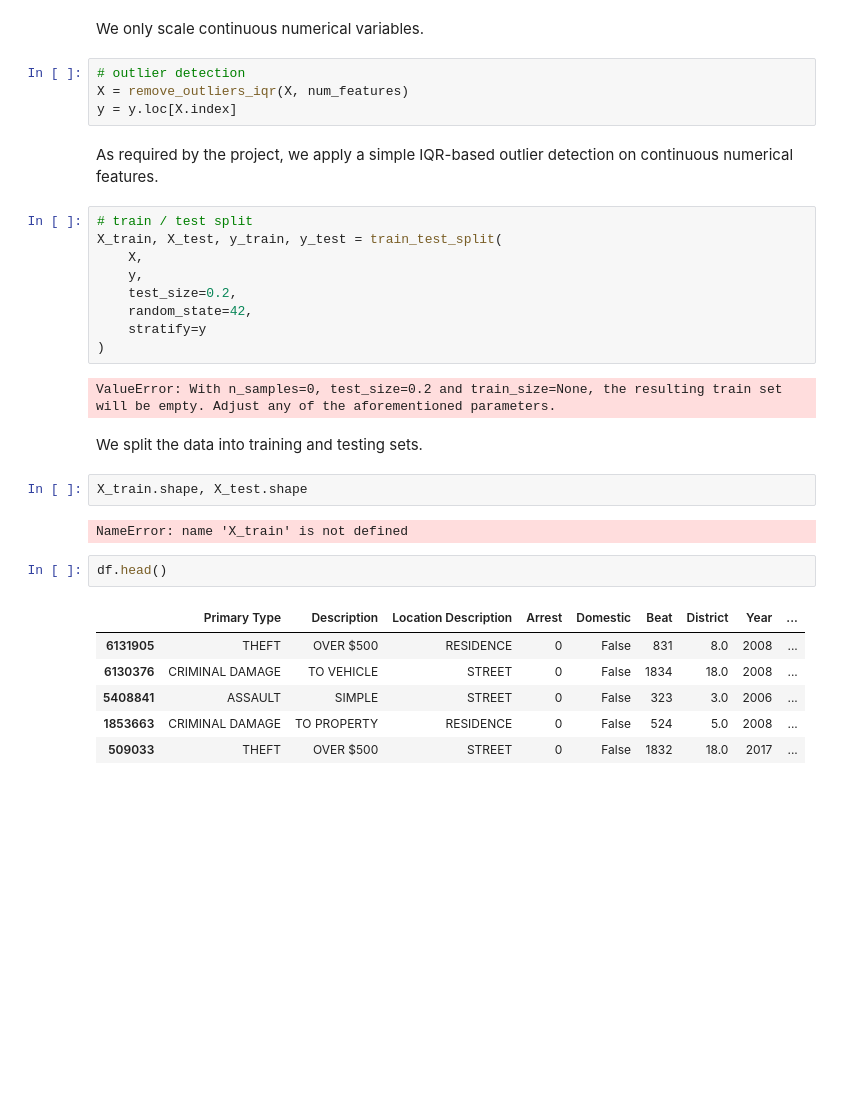
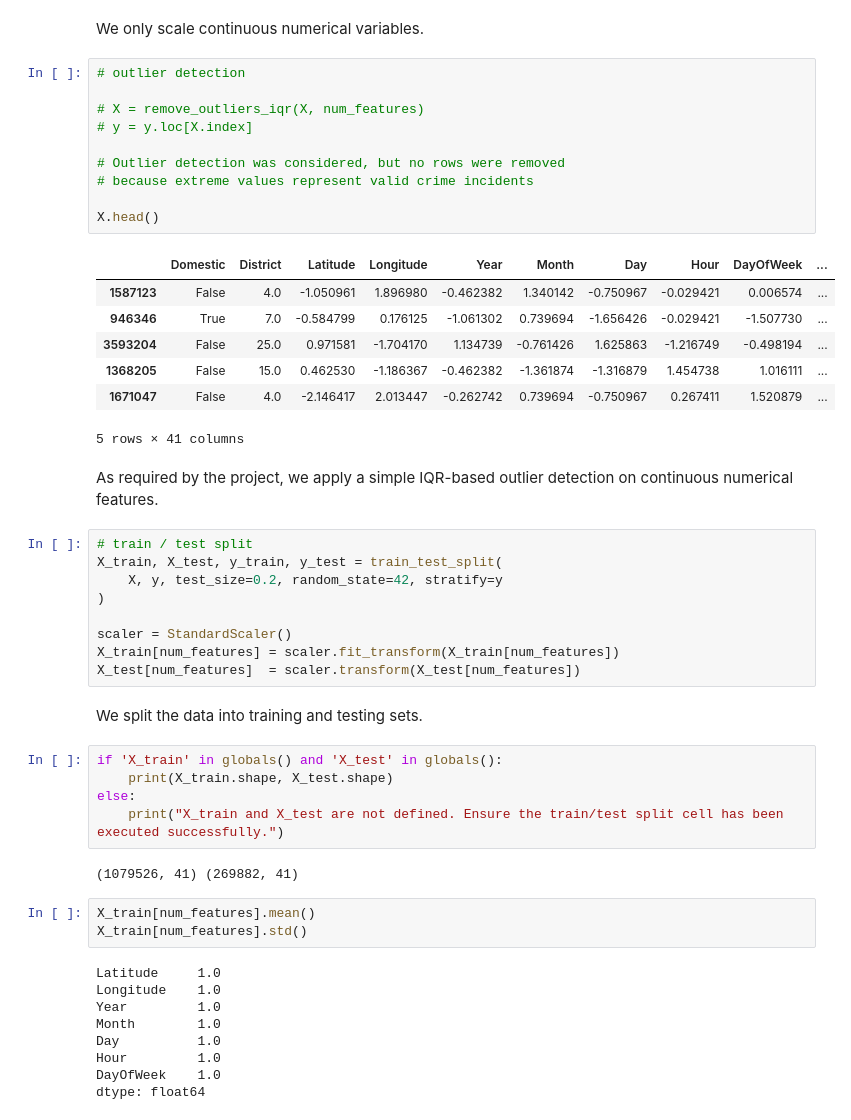
Before and after one commit to cherifaBenGhorbel/chicago_crimes-2001-2018-, a Jupyter notebook: notebooks/02_data_preparation.ipynb, the cells around one changed output. Drawn from its saved outputs; the diff is of its cells as text; blank space fills up the shorter version.

```diff
--- a/notebooks/02_data_preparation.ipynb
+++ b/notebooks/02_data_preparation.ipynb
@@ -167,34 +173,52 @@ X[num_features] = scaler.fit_transform(X[num_features])
 We only scale continuous numerical variables.
 # %%
 # outlier detection
-X = remove_outliers_iqr(X, num_features)
-y = y.loc[X.index]
+
+# X = remove_outliers_iqr(X, num_features)
+# y = y.loc[X.index]
+
+# Outlier detection was considered, but no rows were removed
+# because extreme values represent valid crime incidents
+
+X.head()
+# %% [output]
+|  | Domestic | District | Latitude | Longitude | Year | Month | Day | Hour | DayOfWeek | ... |
+| 1587123 | False | 4.0 | -1.050961 | 1.896980 | -0.462382 | 1.340142 | -0.750967 | -0.029421 | 0.006574 | ... |
+| 946346 | True | 7.0 | -0.584799 | 0.176125 | -1.061302 | 0.739694 | -1.656426 | -0.029421 | -1.507730 | ... |
+| 3593204 | False | 25.0 | 0.971581 | -1.704170 | 1.134739 | -0.761426 | 1.625863 | -1.216749 | -0.498194 | ... |
+| 1368205 | False | 15.0 | 0.462530 | -1.186367 | -0.462382 | -1.361874 | -1.316879 | 1.454738 | 1.016111 | ... |
+| 1671047 | False | 4.0 | -2.146417 | 2.013447 | -0.262742 | 0.739694 | -0.750967 | 0.267411 | 1.520879 | ... |
+5 rows × 41 columns
 # %% [markdown]
 As required by the project, we apply a simple IQR-based outlier detection
 on continuous numerical features.
 # %%
 # train / test split
 X_train, X_test, y_train, y_test = train_test_split(
-    X,
-    y,
-    test_size=0.2,
-    random_state=42,
-    stratify=y
+    X, y, test_size=0.2, random_state=42, stratify=y
 )
+
+scaler = StandardScaler()
+X_train[num_features] = scaler.fit_transform(X_train[num_features])
+X_test[num_features]  = scaler.transform(X_test[num_features])
-# %% [output]
-ValueError: With n_samples=0, test_size=0.2 and train_size=None, the resulting train set will be empty. Adjust any of the aforementioned parameters.
 # %% [markdown]
 We split the data into training and testing sets.
 # %%
-X_train.shape, X_test.shape
+if 'X_train' in globals() and 'X_test' in globals():
+	print(X_train.shape, X_test.shape)
+else:
+	print("X_train and X_test are not defined. Ensure the train/test split cell has been executed successfully.")
 # %% [output]
-NameError: name 'X_train' is not defined
+(1079526, 41) (269882, 41)
 # %%
-df.head()
+X_train[num_features].mean()
+X_train[num_features].std()
 # %% [output]
-|  | Primary Type | Description | Location Description | Arrest | Domestic | Beat | District | Year | ... |
-| 6131905 | THEFT | OVER $500 | RESIDENCE | 0 | False | 831 | 8.0 | 2008 | ... |
-| 6130376 | CRIMINAL DAMAGE | TO VEHICLE | STREET | 0 | False | 1834 | 18.0 | 2008 | ... |
-| 5408841 | ASSAULT | SIMPLE | STREET | 0 | False | 323 | 3.0 | 2006 | ... |
-| 1853663 | CRIMINAL DAMAGE | TO PROPERTY | RESIDENCE | 0 | False | 524 | 5.0 | 2008 | ... |
-| 509033 | THEFT | OVER $500 | STREET | 0 | False | 1832 | 18.0 | 2017 | ... |
+Latitude     1.0
+Longitude    1.0
+Year         1.0
+Month        1.0
+Day          1.0
+Hour         1.0
+DayOfWeek    1.0
+dtype: float64
```
Also changed, not shown: parts of 3 cells of this notebook, 2 other files.
